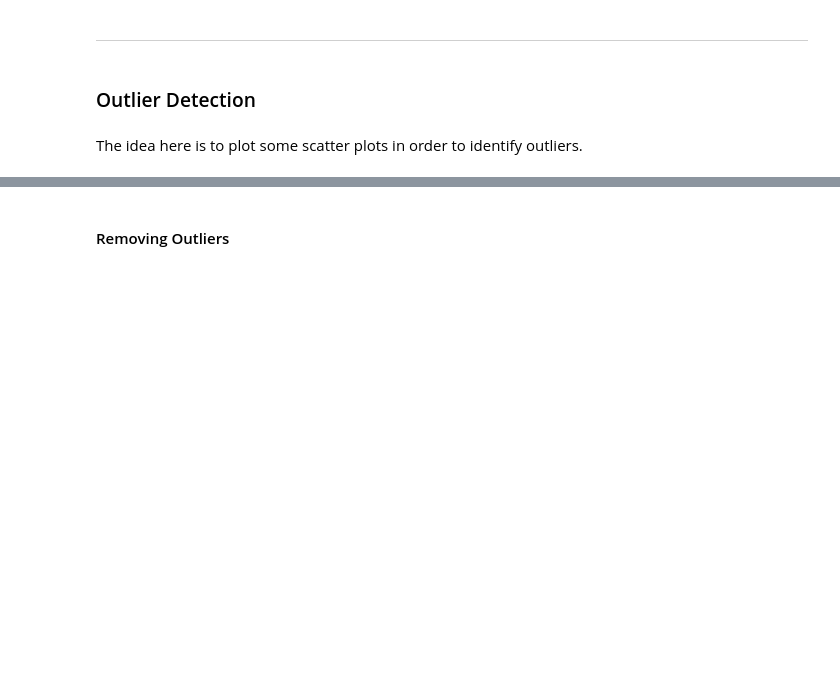
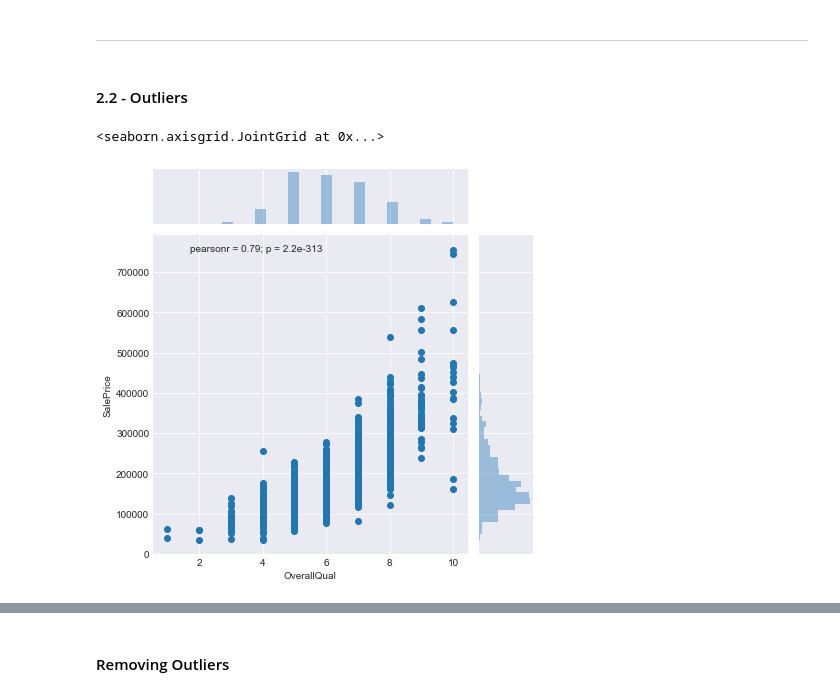
Before and after one commit to oliveirajv92/kaggle-house-prices-iowa, a Jupyter notebook: Kaggle - House Prices.ipynb, the cells around one changed output, grey strips where cells are left out. Drawn from its saved outputs; the diff is of its cells as text; code cells hidden in the pictures; blank space fills up the shorter version.

```diff
--- a/Kaggle - House Prices.ipynb
+++ b/Kaggle - House Prices.ipynb
@@ -299,9 +289,38 @@ df_train[df_train['MasVnrArea'].isnull()][['MasVnrArea','MasVnrType']]
+# %%
+# Replace the NaN's in LotFrontage with the neighborhood's median.
+by_neighbor = df_train.groupby(by='Neighborhood', sort=True)
+
+def neighborhood_median(row):
+    median = by_neighbor['LotFrontage'].median()[row['Neighborhood']]
+    return median
+
+df_train['LotFrontage'] = df_train.apply(lambda row: neighborhood_median(row) if np.isnan(row['LotFrontage']) else row['LotFrontage'], axis=1)
+# %%
+# Replace the NaN values in GarageCond, GarageType, GarageFinish, GarageQual and GarageYrBlt with "NA", wich means "NO GARAGE".
+df_train.fillna({'GarageCond': 'NA',
+                 'GarageType': 'NA',
+                 'GarageFinish': 'NA',
+                 'GarageQual': 'NA',
+                 'GarageYrBlt': 'NA'}, inplace=True)
+# %%
+# Replace BsmtQual, BsmtCond, BsmtFinType1, BsmtFinType2 and BsmtExposure "NaN's" with "NA" when TotalBsmtSF = 0;
+mask = (df_train['TotalBsmtSF'] == 0)
+df_train.loc[mask, ['BsmtQual','BsmtCond','BsmtFinType1','BsmtFinType2','BsmtExposure']] = "NA"
+
+# Replace BsmtQual, BsmtCond, BsmtFinType1, BsmtFinType2 and BsmtExposure "NaN's" with "None" when TotalBsmtSF > 0;
+mask = (df_train['TotalBsmtSF'] > 0)
+df_train.loc[mask, ['BsmtQual', 'BsmtCond', 'BsmtFinType1', 'BsmtFinType2', 'BsmtExposure']] = "None"
+# %%
+# Replace MasVnrArea NaN's with 0;
+# Replace MasVnrType NaN's with "None";
+df_train.fillna({'MasVnrArea': 0, 'MasVnrType': 'None'}, inplace=True)
 # %% [markdown]
 ---
-# %% [markdown]
-### Outlier Detection
-# %% [markdown]
-The idea here is to plot some scatter plots in order to identify outliers.
+# %% [markdown]
+#### 2.2 - Outliers
 # %%
-sns.jointplot(data=selected_features, x='OverallQual', y='SalePrice')
+sns.jointplot(data=df_train, x='OverallQual', y='SalePrice')
+# %% [output]
+<seaborn.axisgrid.JointGrid at 0x...>
+[figure, added]
 # %%
```
Also changed, not shown: parts of 27 cells of this notebook.
